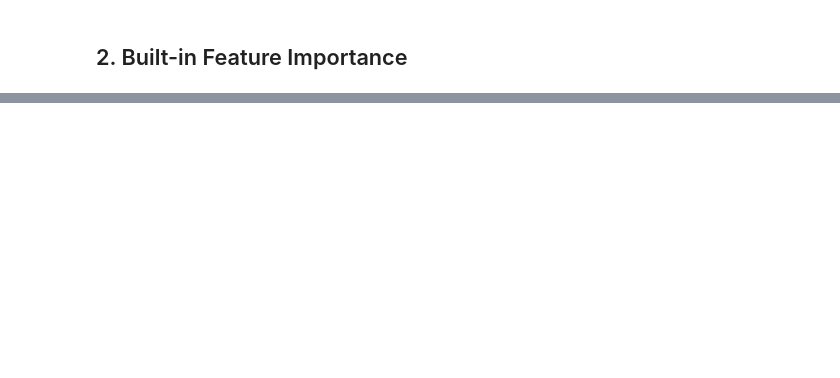
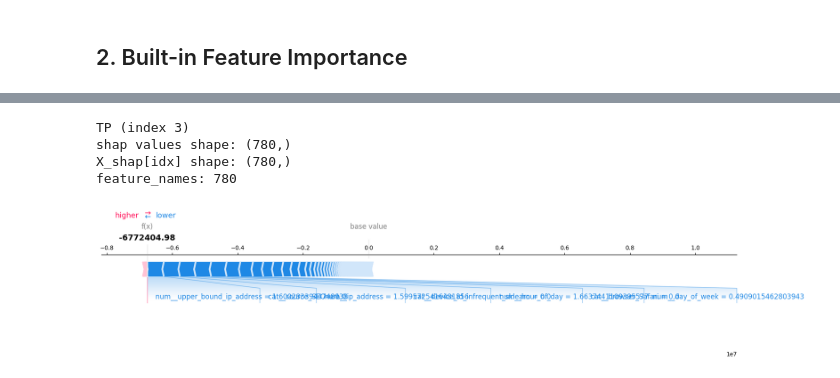
Before and after one commit to Moggycool/fraud-detection, a Jupyter notebook: notebooks/shap-explainability.ipynb, the cells around one changed output, grey strips where cells are left out. Saved outputs shown, nothing was run; the diff lists cells and outputs as text; code cells hidden in the pictures; blank space fills up the shorter version.

```diff
--- a/notebooks/shap-explainability.ipynb
+++ b/notebooks/shap-explainability.ipynb
@@ -110,0 +114,39 @@ for i in top5_idx:
+# %%
+# Get model predictions and thresholded output for test set subset explained by SHAP
+y_pred_proba = model.predict_proba(X_test_p)[:, 1]
+threshold = bundle.get('threshold', 0.5)  # Use optimal if present, else 0.5
+y_pred = (y_pred_proba >= threshold).astype(int)
+
+def get_case_indices(y_true, y_pred):
+    tp = np.where((y_true == 1) & (y_pred == 1))[0]
+    fp = np.where((y_true == 0) & (y_pred == 1))[0]
+    fn = np.where((y_true == 1) & (y_pred == 0))[0]
+    return {
+        "TP": int(tp[0]) if len(tp) > 0 else None,
+        "FP": int(fp[0]) if len(fp) > 0 else None,
+        "FN": int(fn[0]) if len(fn) > 0 else None,
+    }
+
+n_samples = X_shap.shape[0]
+# Only get cases among the first n_samples you explained
+case_indices = get_case_indices(np.array(y_test)[:n_samples], y_pred[:n_samples])
+
+shap.initjs()
+
+for ctype in ['TP', 'FP', 'FN']:
+    idx = case_indices[ctype]
+    if idx is not None and idx < n_samples:
+        print(f"{ctype} (index {idx})")
+        # SHAP values for the positive (fraud) class; shape (n_features,)
+        shap_vals_for_pos_class = shap_values.values[idx][:, 1] if shap_values.values.ndim == 3 else shap_values.values[idx]
+        print("shap values shape:", shap_vals_for_pos_class.shape)
+        print("X_shap[idx] shape:", X_shap[idx].shape)
+        print("feature_names:", len(feature_names))
+        shap.force_plot(
+            explainer.expected_value[1],          # positive class base value
+            shap_vals_for_pos_class,              # (n_features,)
+            X_shap[idx],                          # (n_features,)
+            feature_names=feature_names,
+            matplotlib=True
+        )
+# %% [output]
@@ -110,0 +154,5 @@ for i in top5_idx:
+TP (index 3)
+shap values shape: (780,)
+X_shap[idx] shape: (780,)
+feature_names: 780
+[figure, added]
```
Also changed, not shown: parts of 21 cells of this notebook.
